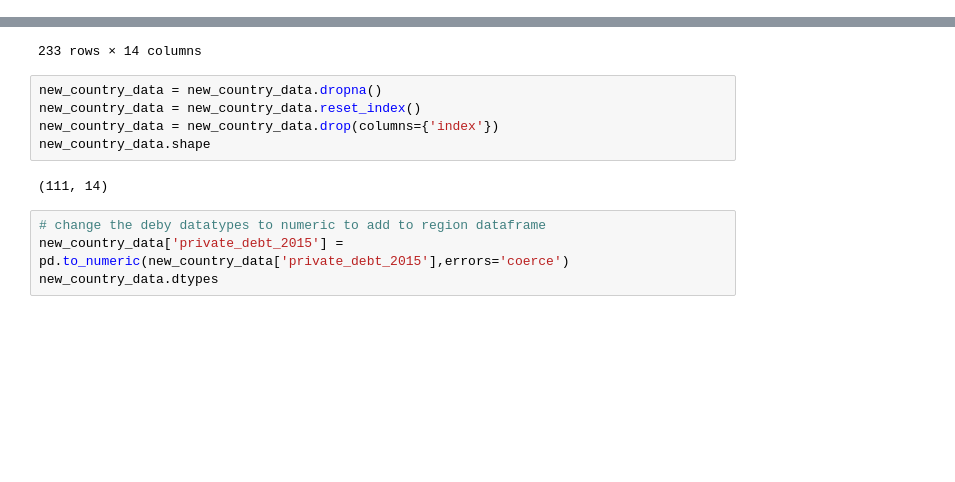
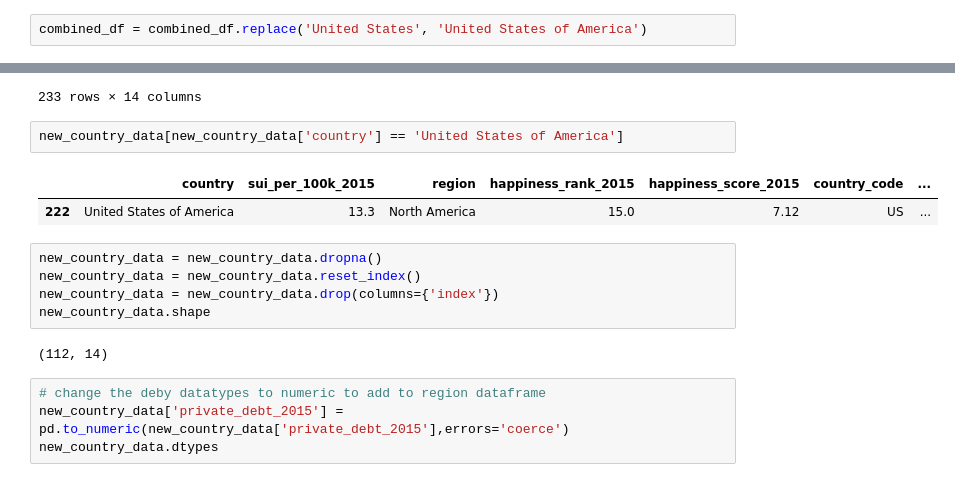
Before and after one commit to lake-walker/suicide_rate_analysis, a Jupyter notebook: data_cleaning_2.ipynb, the cells around one changed output, grey strips where cells are left out. Drawn from its saved outputs; the diff is of its cells as text; blank space fills up the shorter version.

Commit message:
added usa data back in, minor style changes to html

```diff
--- a/data_cleaning_2.ipynb
+++ b/data_cleaning_2.ipynb
@@ -103,6 +103,8 @@ droped_df = combined_df.dropna()
 droped_df.shape
 # %% [output]
 (54, 12)
+# %%
+combined_df = combined_df.replace('United States', 'United States of America')
 # %%
 # add in the completed dataframe from project 2 to add the new data to
 full_df = pd.read_csv('data/country_data.csv')
@@ -166,13 +168,18 @@ new_country_data
 | 231 | Zambia | 11.2 | Sub-Saharan Africa | 85.0 | 5.13 | ZM | ... |
 | 232 | Zimbabwe | 18.9 | Sub-Saharan Africa | 115.0 | 4.61 | ZW | ... |
 233 rows × 14 columns
+# %%
+new_country_data[new_country_data['country'] == 'United States of America']
+# %% [output]
+|  | country | sui_per_100k_2015 | region | happiness_rank_2015 | happiness_score_2015 | country_code | ... |
+| 222 | United States of America | 13.3 | North America | 15.0 | 7.12 | US | ... |
 # %%
 new_country_data = new_country_data.dropna()
 new_country_data = new_country_data.reset_index()
 new_country_data = new_country_data.drop(columns={'index'})
 new_country_data.shape
 # %% [output]
-(111, 14)
+(112, 14)
 # %%
 # change the deby datatypes to numeric to add to region dataframe
 new_country_data['private_debt_2015'] = pd.to_numeric(new_country_data['private_debt_2015'],errors='coerce')
```
Also changed, not shown: parts of 1 cell of this notebook, 3 other files.
